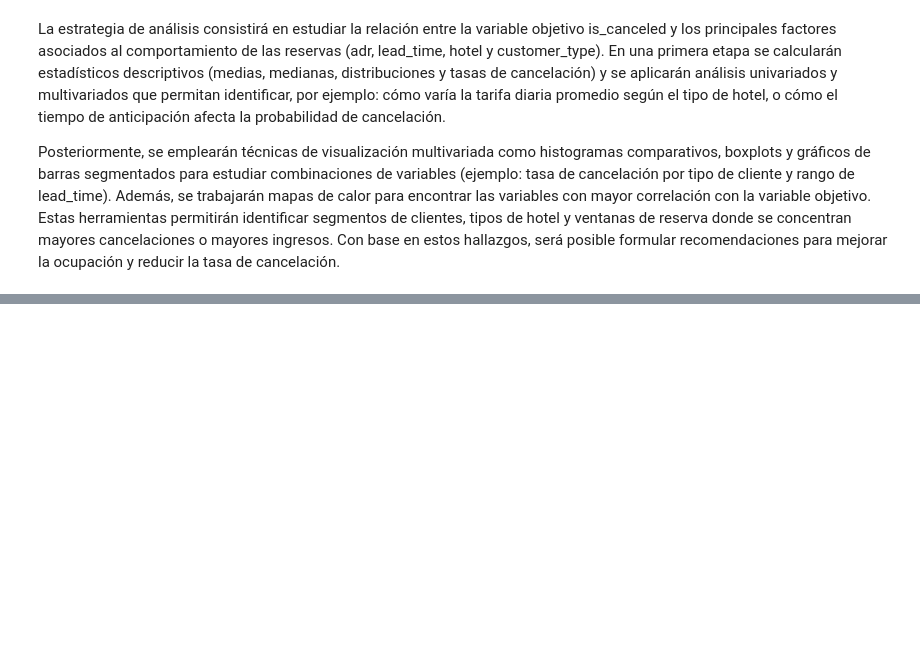
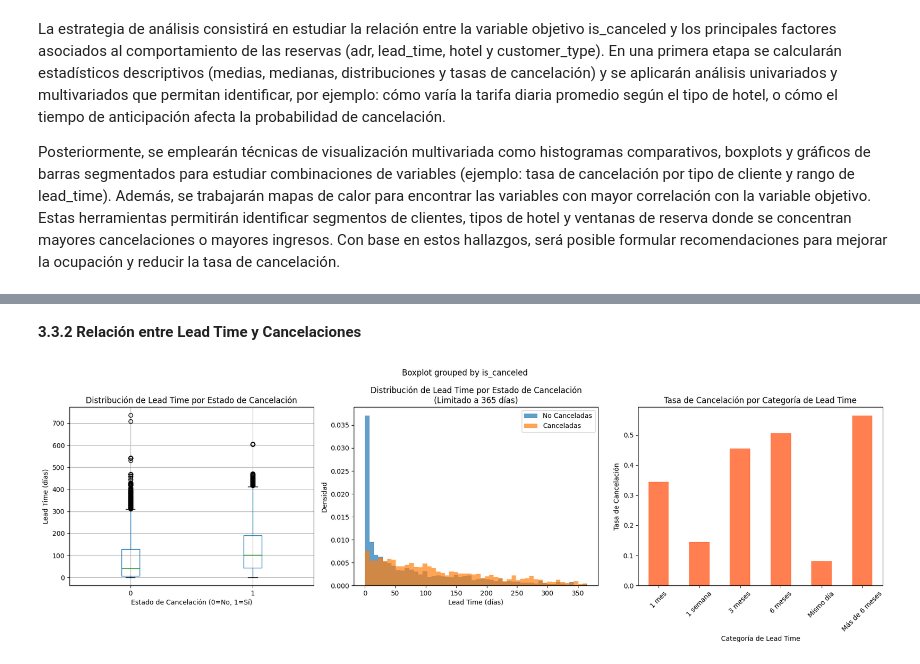
Before and after one commit to maperezp/Taller1-CDA, a Jupyter notebook: eda.ipynb, the cells around one changed output, grey strips where cells are left out. Saved outputs shown, nothing was run; the diff lists cells and outputs as text; code cells hidden in the pictures; blank space fills up the shorter version.

```diff
--- a/eda.ipynb
+++ b/eda.ipynb
@@ -308,0 +412,37 @@ Posteriormente, se emplearán técnicas de visualización multivariada como hist
+# %% [markdown]
+**3.3.2 Relación entre Lead Time y Cancelaciones**
+# %%
+# Análisis de Lead Time por estado de cancelación
+fig, (ax1, ax2, ax3) = plt.subplots(1, 3, figsize=(18, 6))
+
+# Box plot comparativo
+hotel_df_clean.boxplot(column='lead_time', by='is_canceled', ax=ax1)
+ax1.set_title('Distribución de Lead Time por Estado de Cancelación')
+ax1.set_xlabel('Estado de Cancelación (0=No, 1=Sí)')
+ax1.set_ylabel('Lead Time (días)')
+
+# Histogramas superpuestos (limitando a 365 días para mejor visualización)
+lead_time_filtered = hotel_df_clean[hotel_df_clean['lead_time'] <= 365]
+for canceled in [0, 1]:
+    subset = lead_time_filtered[lead_time_filtered['is_canceled'] == canceled]['lead_time']
+    label = 'No Canceladas' if canceled == 0 else 'Canceladas'
+    ax2.hist(subset, bins=50, alpha=0.7, label=label, density=True)
+ax2.set_title('Distribución de Lead Time por Estado de Cancelación\n(Limitado a 365 días)')
+ax2.set_xlabel('Lead Time (días)')
+ax2.set_ylabel('Densidad')
+ax2.legend()
+
+hotel_df_clean['lead_time_category'] = hotel_df_clean['lead_time'].apply(categorize_lead_time)
+
+# Tasa de cancelación por categoría de lead time
+cancellation_by_leadtime = hotel_df_clean.groupby('lead_time_category')['is_canceled'].agg(['mean', 'count'])
+cancellation_by_leadtime['mean'].plot(kind='bar', ax=ax3, color='coral')
+ax3.set_title('Tasa de Cancelación por Categoría de Lead Time')
+ax3.set_xlabel('Categoría de Lead Time')
+ax3.set_ylabel('Tasa de Cancelación')
+ax3.tick_params(axis='x', rotation=45)
+
+plt.tight_layout()
+plt.show()
+# %% [output]
+[figure, added]
```
Also changed, not shown: parts of 20 cells of this notebook.
